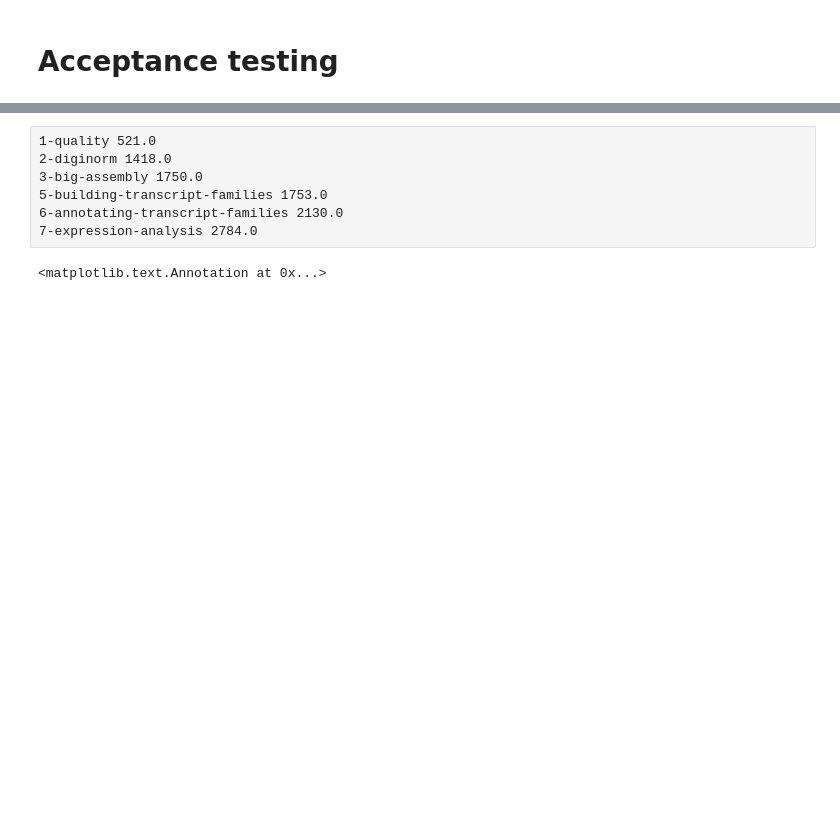
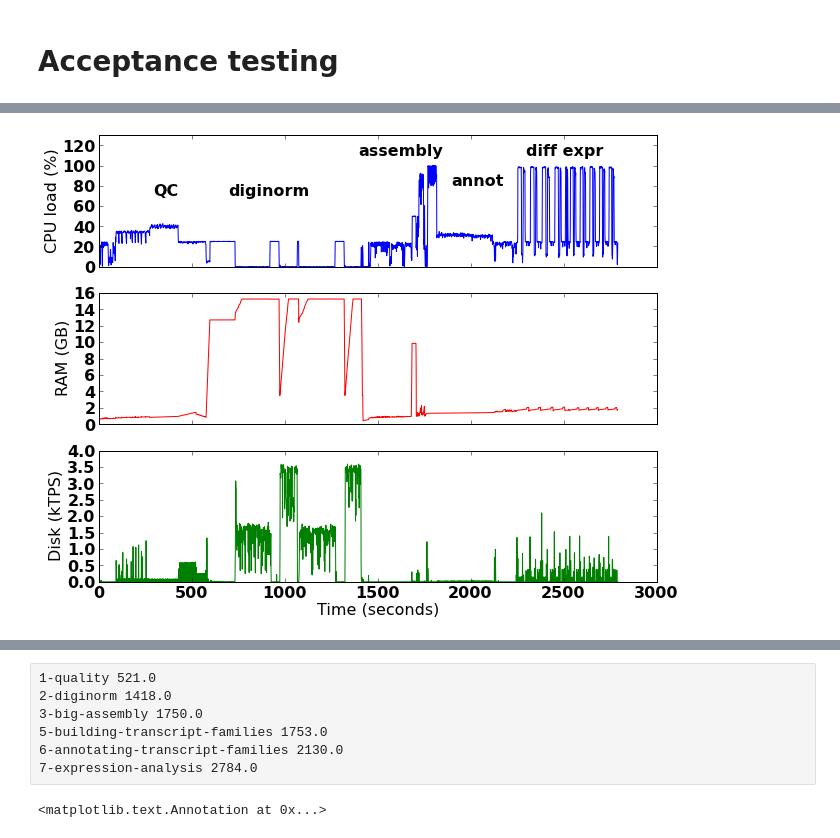
Before and after one commit to ctb/sartre, a Jupyter notebook: bench0.ipynb, the cells around one changed output, grey strips where cells are left out. Cells and saved outputs as stored; diff of their text form; code cells hidden in the pictures; blank space fills up the shorter version.

```diff
--- a/bench0.ipynb
+++ b/bench0.ipynb
@@ -50,0 +60,14 @@ triptych(shortdata)
+# %%
+f, axarr = triptych(shortdata)
+
+plot1 = axarr[0]
+plot1.set_ylim((0, 130))
+plot1.annotate("QC", (300, 70))
+plot1.annotate("diginorm", (700, 70))
+plot1.annotate("assembly", (1400, 110))
+plot1.annotate("annot", (1900, 80))
+plot1.annotate("diff expr", (2300, 110))
+
+savefig('/tmp/shortdata-2.pdf')
+# %% [output]
+[figure, added]
```
Also changed, not shown: parts of 16 cells of this notebook, 14 other files.
